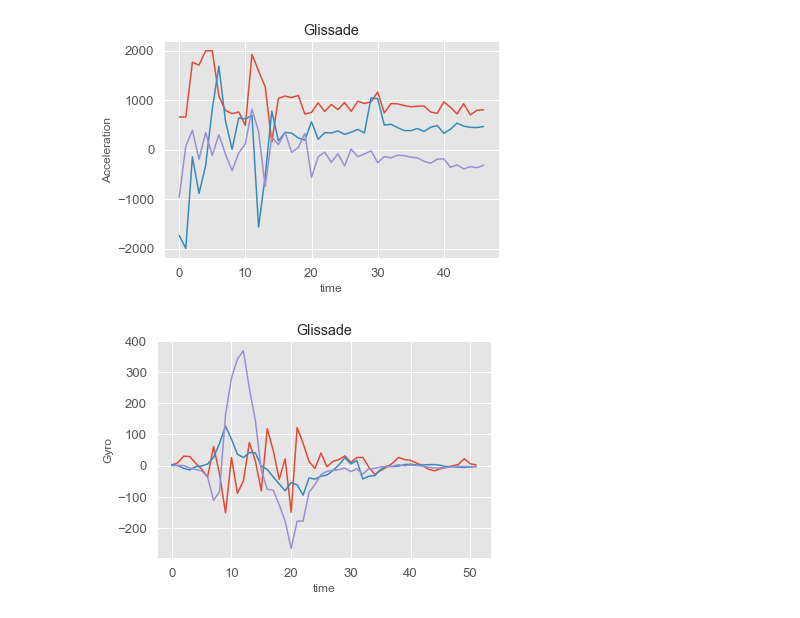
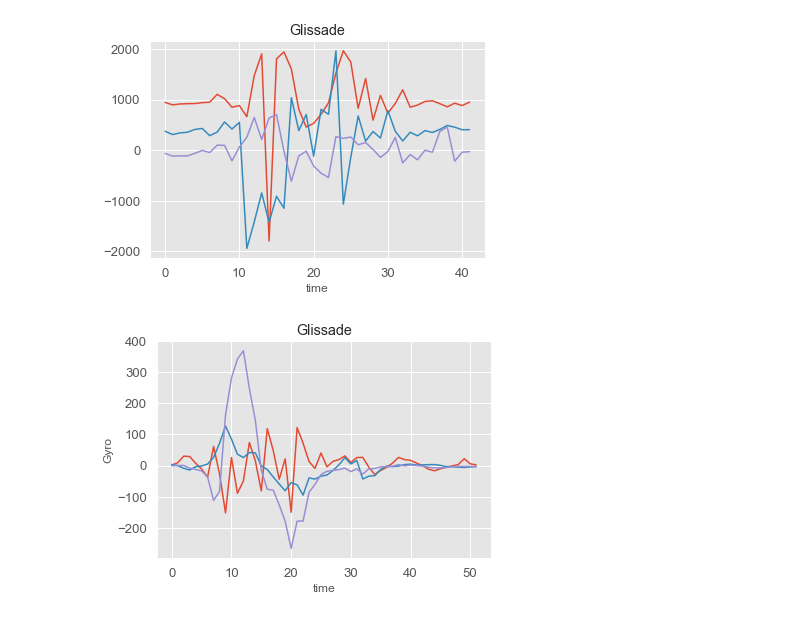
Before and after one commit to alb4876/ballet-jumps, a Jupyter notebook: Ballet.ipynb, the cells around one changed output. Saved outputs shown, nothing was run; the diff lists cells and outputs as text; code cells hidden in the pictures.

```diff
--- a/Ballet.ipynb
+++ b/Ballet.ipynb
@@ -140,30 +153,29 @@ for i in range(len(JG_count)):
 # %%
 # make PLOTS for  Accel data to visualize (GLISSADE)
 from matplotlib import style
 style.use("ggplot")
 
 # TO PRINT ALL FILES (uncomment)
 #for i in range(len(GA_count)):
 #    plt.figure()
 #    plt.plot(d_GA[i].Accel_X)
 #    plt.plot(d_GA[i].Accel_Y)
 #    plt.plot(d_GA[i].Accel_Z)
 #    plt.title("Glissade")     # sets the title for the chart
 #    plt.xlabel("time")   # sets the label to use for the x-axis
 #    plt.ylabel("Acceleration")      # sets the label to use for the y-axis
 
 # print an example plot, first one
 plt.figure()
-plt.plot(d_GA[0].Accel_X)
-plt.plot(d_GA[0].Accel_Y)
-plt.plot(d_GA[0].Accel_Z)
+plt.plot(d_GA[24].Accel_X)
+plt.plot(d_GA[24].Accel_Y)
+plt.plot(d_GA[24].Accel_Z)
 plt.title("Glissade")     # sets the title for the chart
-plt.xlabel("time")   # sets the label to use for the x-axis
-plt.ylabel("Acceleration")      # sets the label to use for the y-axis
+plt.xlabel("time")   # sets the label to use for the x-axisplt.ylabel("Acceleration")      # sets the label to use for the y-axis
 
 plt.show()
 # %% [output]
-[figure, old version]
+[figure, new version]
 # %%
 # make PLOTS for Gyro data to visualize (GLISSADE)
 
```
Also changed, not shown: parts of 65 cells of this notebook.
